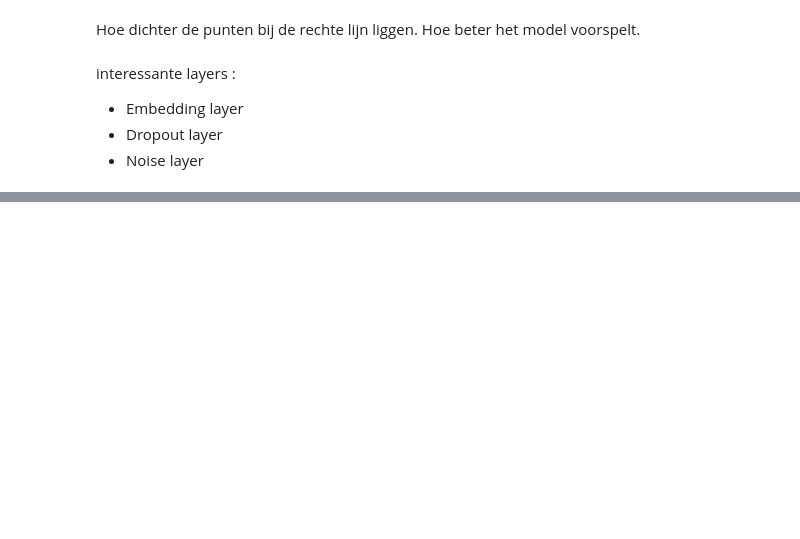
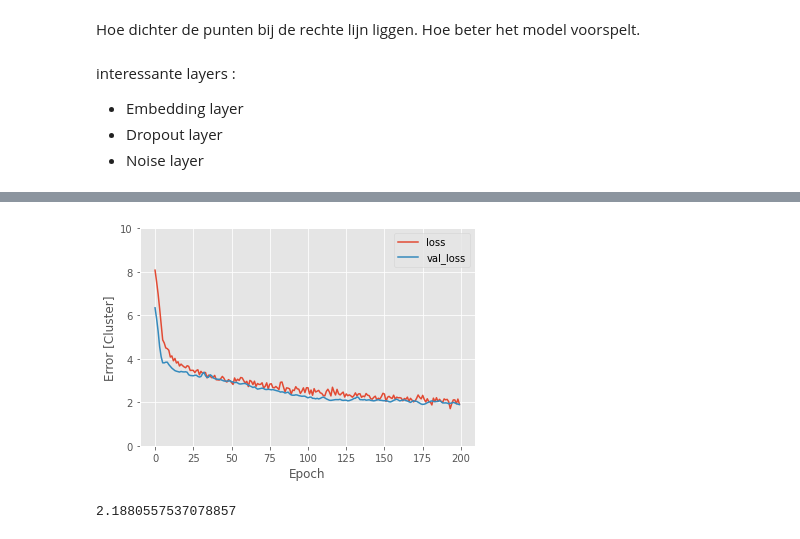
Before and after one commit to annevogel13/Smartie, a Jupyter notebook: TF-Model/TF-Model_V1.ipynb, the cells around one changed output, grey strips where cells are left out. Saved outputs shown, nothing was run; the diff lists cells and outputs as text; code cells hidden in the pictures; blank space fills up the shorter version.

```diff
--- a/TF-Model/TF-Model_V1.ipynb
+++ b/TF-Model/TF-Model_V1.ipynb
@@ -297,0 +488,27 @@ model2.evaluate(test_features, test_labels, verbose=0)
+# %%
+STEPS_PER_EPOCH = 300/10
+
+lr_schedule = tf.keras.optimizers.schedules.InverseTimeDecay(
+  0.001,
+  decay_steps=STEPS_PER_EPOCH*1000,
+  decay_rate=1,
+  staircase=False)
+
+
+
+def build_and_compile_model3(norm):
+    model = keras.Sequential([
+        norm,
+        layers.Dense(64, activation='relu'),
+        layers.Dropout(.3, input_shape=(8,)),
+        layers.Dense(64, activation='relu'),
+        layers.Dropout(.3, input_shape=(8,)),
+        layers.Dense(64, activation='relu'),
+        layers.Dense(1)
+    ])
+
+    model.compile(loss='mean_absolute_error', optimizer=tf.keras.optimizers.Adam(lr_schedule))
+    return model
+# %%
+model3 = build_and_compile_model3(normalizer)
+model3.summary()
@@ -297,0 +533,14 @@ model2.evaluate(test_features, test_labels, verbose=0)
+# %%
+history3 = model3.fit(
+    train_features,
+    train_labels,
+    validation_split=0.2,
+    verbose=0, epochs=200)
+
+plot_loss(history3)
+# %% [output]
+[figure, added]
+# %%
+model3.evaluate(test_features, test_labels, verbose=0)
+# %% [output]
+2.1880557537078857
```
Also changed, not shown: parts of 26 cells of this notebook.
